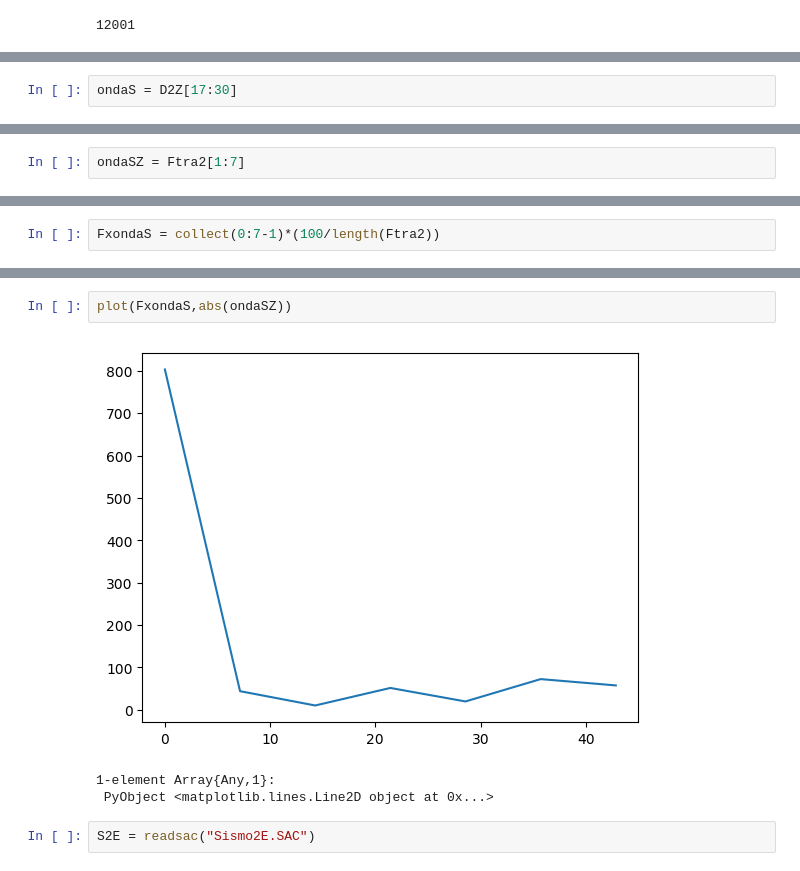
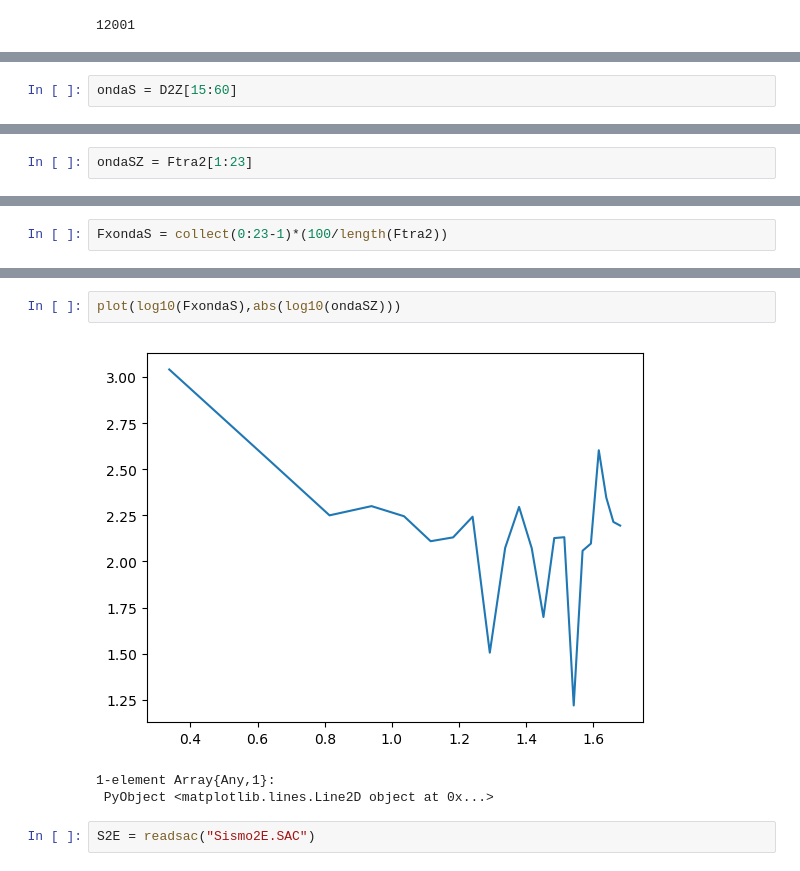
Before and after one commit to RadamesGutierrezZ/Verano, a Jupyter notebook: SegundoEvento.ipynb, the cells around one changed output, grey strips where cells are left out. Saved outputs shown, nothing was run; the diff lists cells and outputs as text.

```diff
--- a/SegundoEvento.ipynb
+++ b/SegundoEvento.ipynb
@@ -157,5 +181,5 @@ plot(FxondaP,abs(ondaPZ))
 1-element Array{Any,1}:
  PyObject <matplotlib.lines.Line2D object at 0x...>
 # %%
-ondaS = D2Z[17:30]
+ondaS = D2Z[15:60]
 # %% [output]
@@ -199,5 +227,5 @@ plot(Ftra2)
 1-element Array{Any,1}:
  PyObject <matplotlib.lines.Line2D object at 0x...>
 # %%
-ondaSZ = Ftra2[1:7]
+ondaSZ = Ftra2[1:23]
 # %% [output]
@@ -212,3 +249,3 @@ ondaSZ = Ftra2[1:7]
 # %%
-FxondaS = collect(0:7-1)*(100/length(Ftra2))
+FxondaS = collect(0:23-1)*(100/length(Ftra2))
 # %% [output]
@@ -223,7 +269,7 @@ FxondaS = collect(0:7-1)*(100/length(Ftra2))
 # %%
-plot(FxondaS,abs(ondaSZ))
+plot(log10(FxondaS),abs(log10(ondaSZ)))
 # %% [output]
-[figure, old version]
+[figure, new version]
 1-element Array{Any,1}:
  PyObject <matplotlib.lines.Line2D object at 0x...>
 # %%
```
Also changed, not shown: parts of 33 cells of this notebook.
